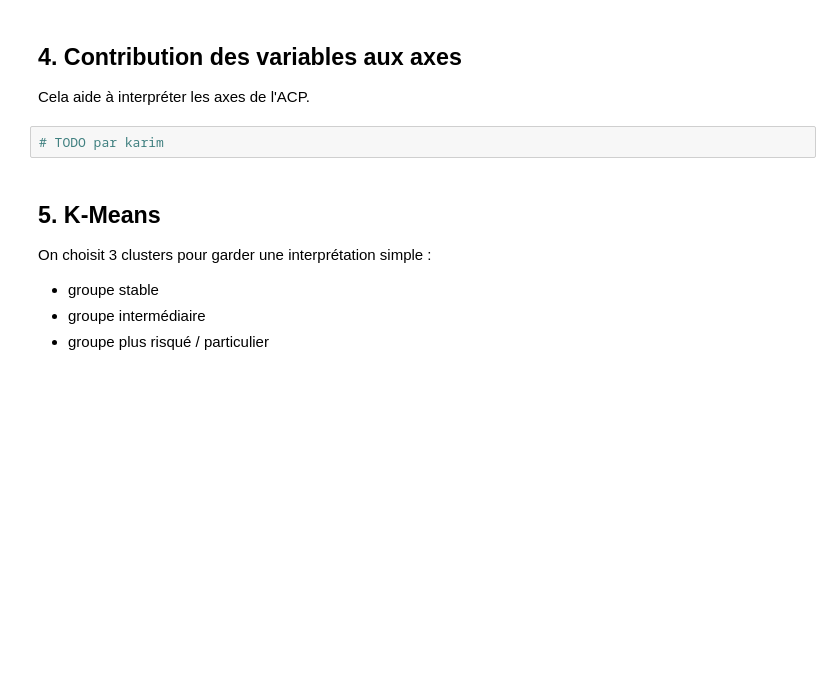
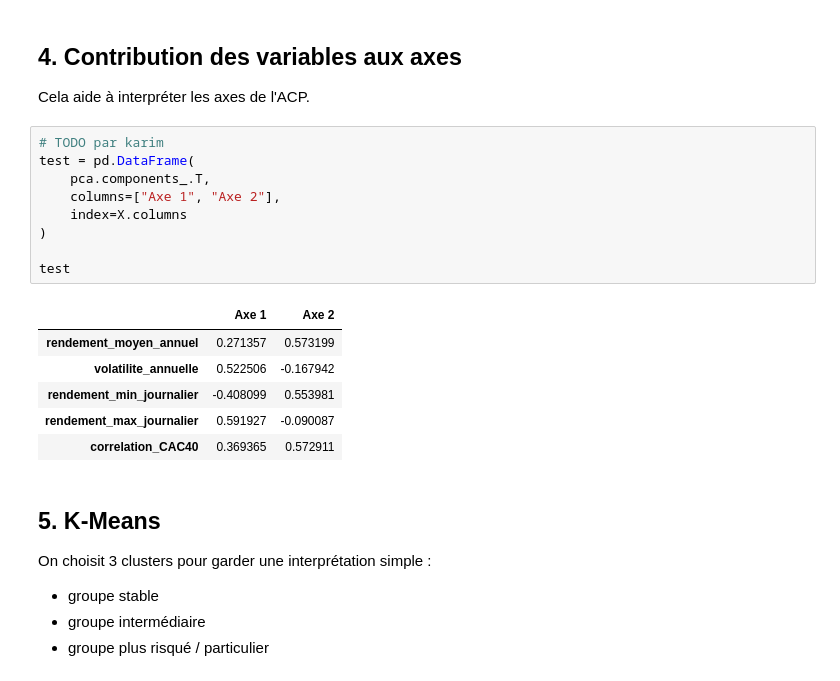
Before and after one commit to Karimchair/Finance_IA, a Jupyter notebook: notebooks/03_acp_clustering.ipynb, the cells around one changed output. Saved outputs shown, nothing was run; the diff lists cells and outputs as text; blank space fills up the shorter version.

```diff
--- a/notebooks/03_acp_clustering.ipynb
+++ b/notebooks/03_acp_clustering.ipynb
@@ -133,6 +133,20 @@ plt.show()
 Cela aide à interpréter les axes de l'ACP.
 # %%
 # TODO par karim
+test = pd.DataFrame(
+    pca.components_.T,
+    columns=["Axe 1", "Axe 2"],
+    index=X.columns
+)
+
+test
+# %% [output]
+|  | Axe 1 | Axe 2 |
+| rendement_moyen_annuel | 0.271357 | 0.573199 |
+| volatilite_annuelle | 0.522506 | -0.167942 |
+| rendement_min_journalier | -0.408099 | 0.553981 |
+| rendement_max_journalier | 0.591927 | -0.090087 |
+| correlation_CAC40 | 0.369365 | 0.572911 |
 # %% [markdown]
 ## 5. K-Means
 
```
Also changed, not shown: parts of 1 cell of this notebook.
